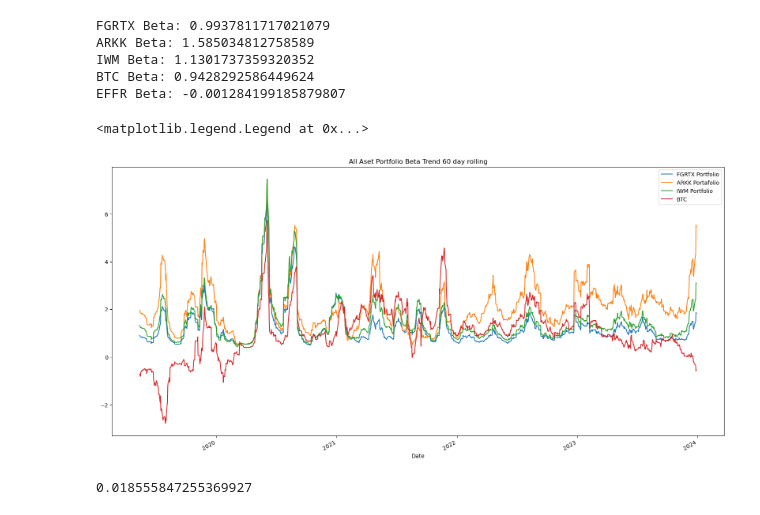
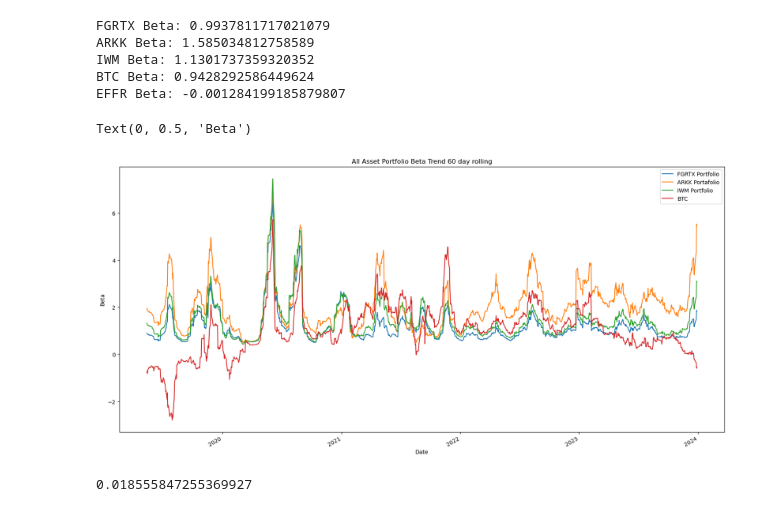
Before and after one commit to ravic4/project_1, a Jupyter notebook: master_notebook_final.ipynb, the cells around one changed output. Drawn from its saved outputs; the diff is of its cells as text; code cells hidden in the pictures.

```diff
--- a/master_notebook_final.ipynb
+++ b/master_notebook_final.ipynb
@@ -191,7 +191,7 @@ df_bitcoin_set
 # %%
 """Antonio Section - Data
 """
-csvpath = Path('FGRTX.csv')
+csvpath = Path('./Resources/FGRTX.csv')
 fgrtx_df = pd.read_csv(csvpath)
 # fgrtx_df.head()
 
@@ -305,7 +305,7 @@ WARNING:param.main: hvPlot does not have the concept of a figure, and the figsiz
 # %%
 
 # Set File path
-csvpath = Path('EFFR.csv')
+csvpath = Path('./Resources/EFFR.csv')
 
 effr_df = pd.read_csv(csvpath)
 effr_df.head()
@@ -717,34 +712,35 @@ EFFR Beta: -0.001284199185879807
 # %%
 # Plot beta trend 60 days
 
 # Calculate 60-day rolling covariance of Asset classes vs. S&P 500 and plot the data
 rolling_fgrtx_covariance = df_daily_returns_all_assets['FGRTX'].rolling(window=60).cov(df_daily_returns_all_assets['SPY'])
 rolling_arkk_covariance = df_daily_returns_all_assets['ARKK'].rolling(window=60).cov(df_daily_returns_all_assets['SPY'])
 rolling_iwm_covariance = df_daily_returns_all_assets['IWM'].rolling(window=60).cov(df_daily_returns_all_assets['SPY'])
 rolling_btc_covariance = df_daily_returns_all_assets['BTC'].rolling(window=60).cov(df_daily_returns_all_assets['SPY'])
 rolling_effr_covariance = daily_returns_effr['EFFR % Rate'].rolling(window=60).cov(df_daily_returns_all_assets['SPY'])
 
 # Calculate 60-day rolling variance of S&P 500
 rolling_variance_spy = df_daily_returns_all_assets['SPY'].rolling(window=30).var()
 
 # Calculate 60-day rolling beta of Asset classes and plot the data
 rolling_fgrtx_beta = rolling_fgrtx_covariance / rolling_variance_spy
 rolling_arkk_beta = rolling_arkk_covariance / rolling_variance_spy
 rolling_iwm_beta = rolling_iwm_covariance / rolling_variance_spy
 rolling_btc_beta = rolling_btc_covariance / rolling_variance_spy
 rolling_effr_beta = rolling_effr_covariance / rolling_variance_spy
 
-ax = rolling_fgrtx_beta.plot(figsize=(20, 10), title='All Aset Portfolio Beta Trend 60 day rolling')
+ax = rolling_fgrtx_beta.plot(figsize=(20, 10), title='All Asset Portfolio Beta Trend 60 day rolling')
 rolling_arkk_beta.plot(ax=ax)
 rolling_iwm_beta.plot(ax=ax)
 rolling_btc_beta.plot(ax=ax)
 
 
 # Set the legend of the figure
 ax.legend(["FGRTX Portfolio", "ARKK Portafolio", "IWM Portfolio", "BTC", "EFFR Portfolio"   ])
+ax.set_ylabel("Beta")
 # %% [output]
-<matplotlib.legend.Legend at 0x...>
+Text(0, 0.5, 'Beta')
-[figure, old version]
+[figure, new version]
 # %%
 effr_df_data_change["EFFR % Rate"].mean()
 # %% [output]
```
Also changed, not shown: parts of 7 cells of this notebook, 9 other files.
